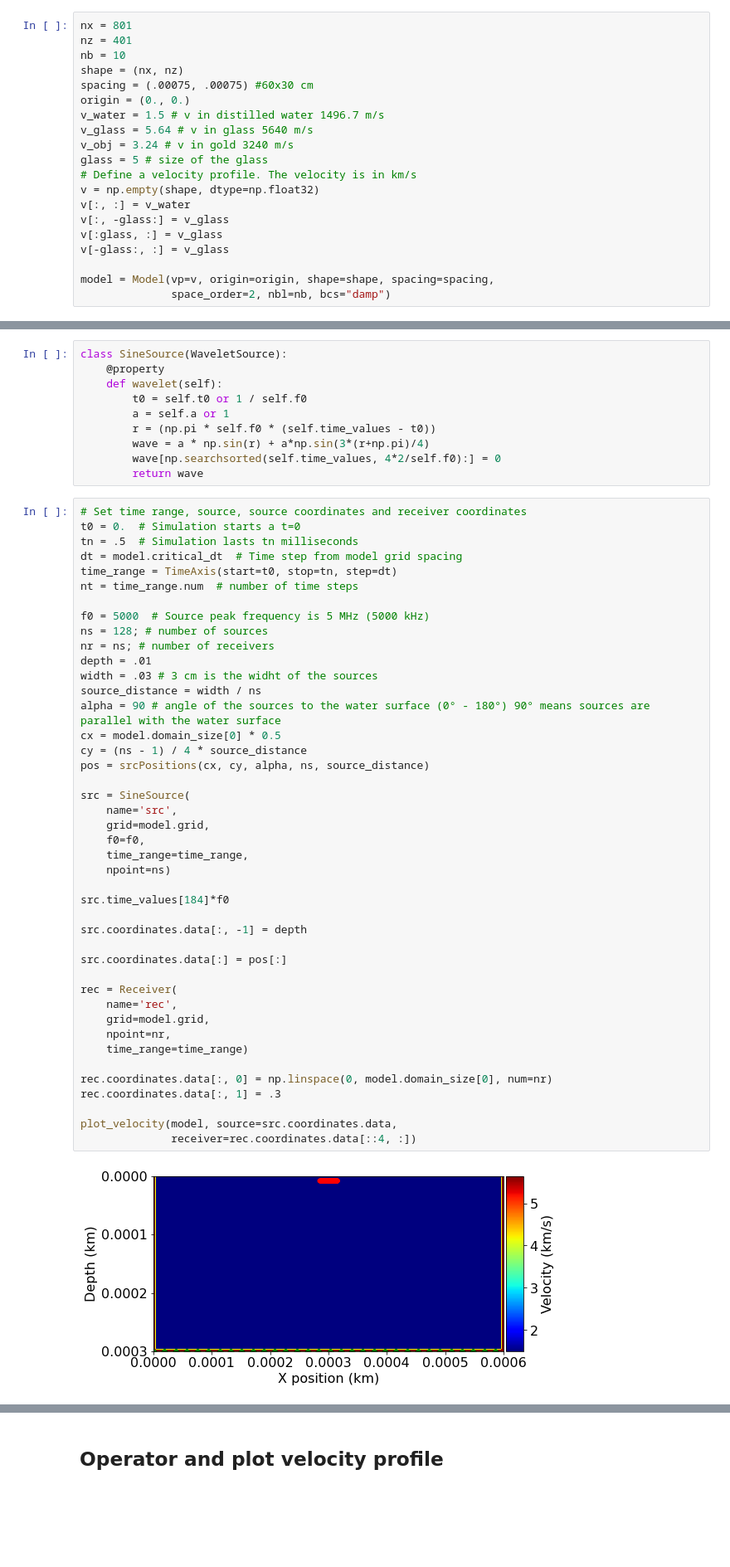
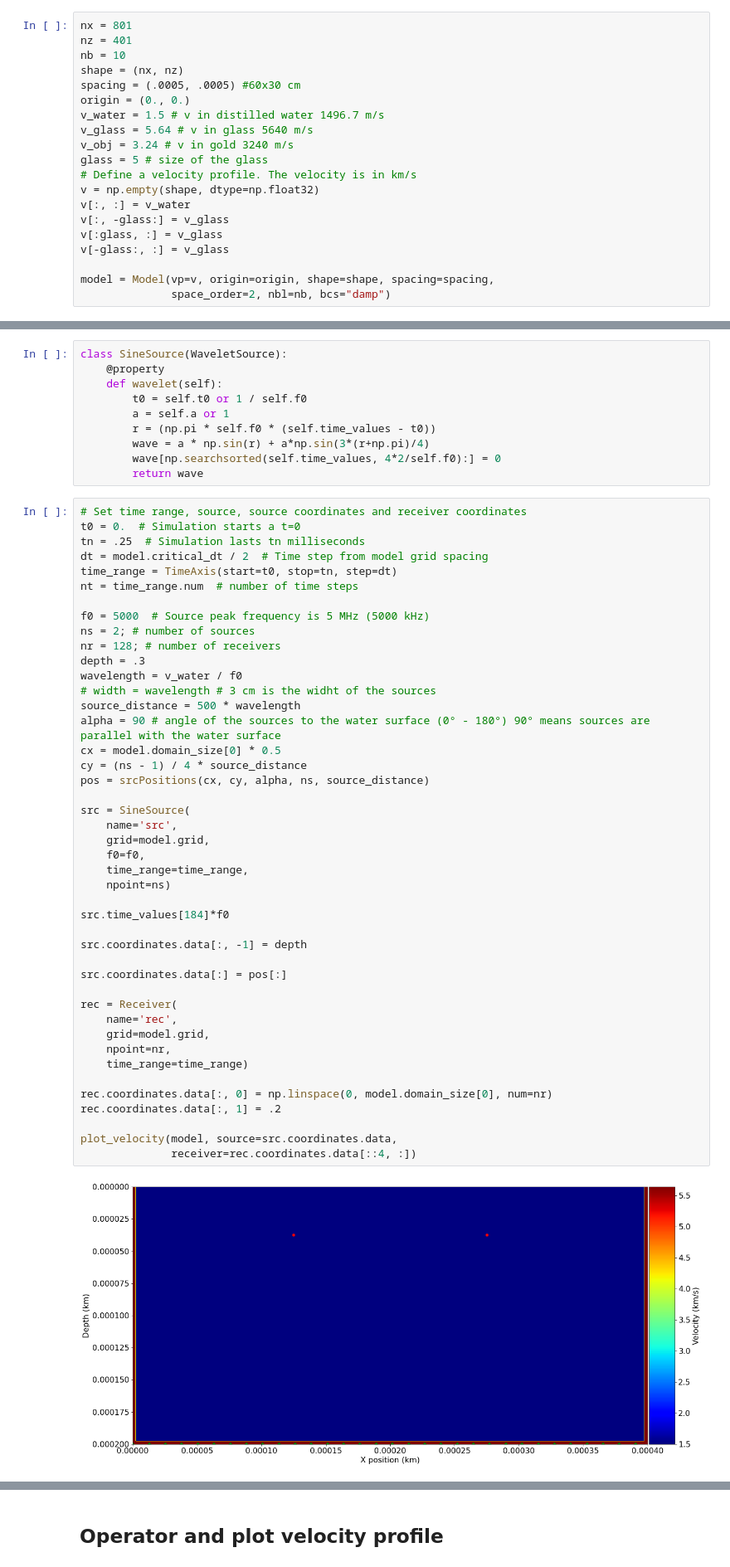
Before and after one commit to bgd54/sonar-FWI, a Jupyter notebook: water_tank/beamforing_confirm.ipynb, the cells around one changed output, grey strips where cells are left out. Shown at 83% size. Drawn from its saved outputs; the diff is of its cells as text; blank space fills up the shorter version.

```diff
--- a/water_tank/beamforing_confirm.ipynb
+++ b/water_tank/beamforing_confirm.ipynb
@@ -18,7 +18,7 @@ nx = 801
 nz = 401
 nb = 10
 shape = (nx, nz)
-spacing = (.00075, .00075) #60x30 cm
+spacing = (.0005, .0005) #60x30 cm
 origin = (0., 0.)
 v_water = 1.5 # v in distilled water 1496.7 m/s
 v_glass = 5.64 # v in glass 5640 m/s
@@ -62,45 +62,46 @@ class SineSource(WaveletSource):
 # %%
 # Set time range, source, source coordinates and receiver coordinates
 t0 = 0.  # Simulation starts a t=0
-tn = .5  # Simulation lasts tn milliseconds
-dt = model.critical_dt  # Time step from model grid spacing
+tn = .25  # Simulation lasts tn milliseconds
+dt = model.critical_dt / 2  # Time step from model grid spacing
 time_range = TimeAxis(start=t0, stop=tn, step=dt)
 nt = time_range.num  # number of time steps
 
 f0 = 5000  # Source peak frequency is 5 MHz (5000 kHz)
-ns = 128; # number of sources
-nr = ns; # number of receivers
-depth = .01
-width = .03 # 3 cm is the widht of the sources
-source_distance = width / ns
+ns = 2; # number of sources
+nr = 128; # number of receivers
+depth = .3
+wavelength = v_water / f0
+# width = wavelength # 3 cm is the widht of the sources
+source_distance = 500 * wavelength
 alpha = 90 # angle of the sources to the water surface (0° - 180°) 90° means sources are parallel with the water surface
 cx = model.domain_size[0] * 0.5
 cy = (ns - 1) / 4 * source_distance
 pos = srcPositions(cx, cy, alpha, ns, source_distance)
 
 src = SineSource(
     name='src',
     grid=model.grid,
     f0=f0,
     time_range=time_range,
     npoint=ns)
 
 src.time_values[184]*f0
 
 src.coordinates.data[:, -1] = depth
 
 src.coordinates.data[:] = pos[:]
 
 rec = Receiver(
     name='rec',
     grid=model.grid,
     npoint=nr,
     time_range=time_range)
 
 rec.coordinates.data[:, 0] = np.linspace(0, model.domain_size[0], num=nr)
-rec.coordinates.data[:, 1] = .3
+rec.coordinates.data[:, 1] = .2
 
 plot_velocity(model, source=src.coordinates.data,
               receiver=rec.coordinates.data[::4, :])
 # %% [output]
-[figure, old version]
+[figure, new version]
```
Also changed, not shown: parts of 11 cells of this notebook.
